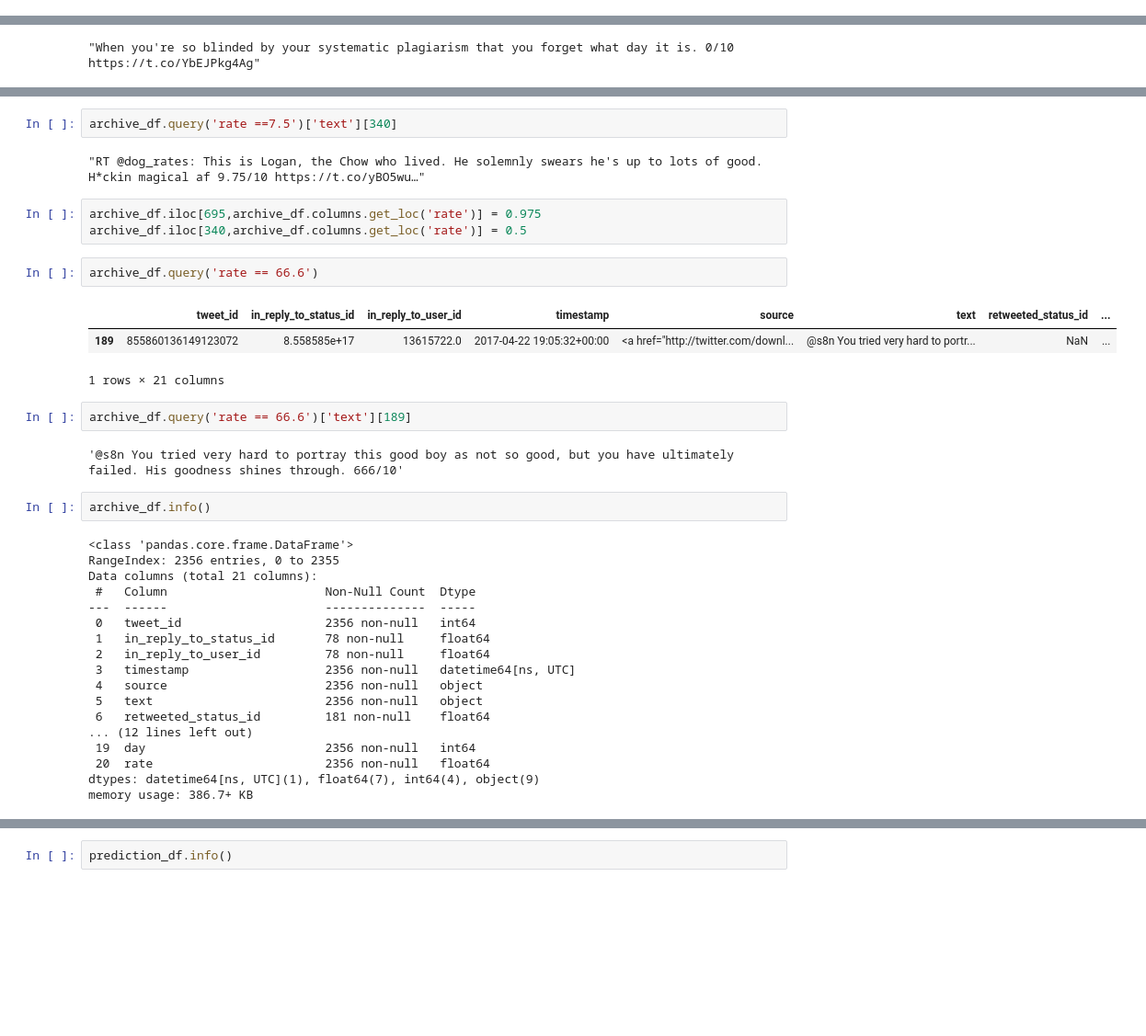
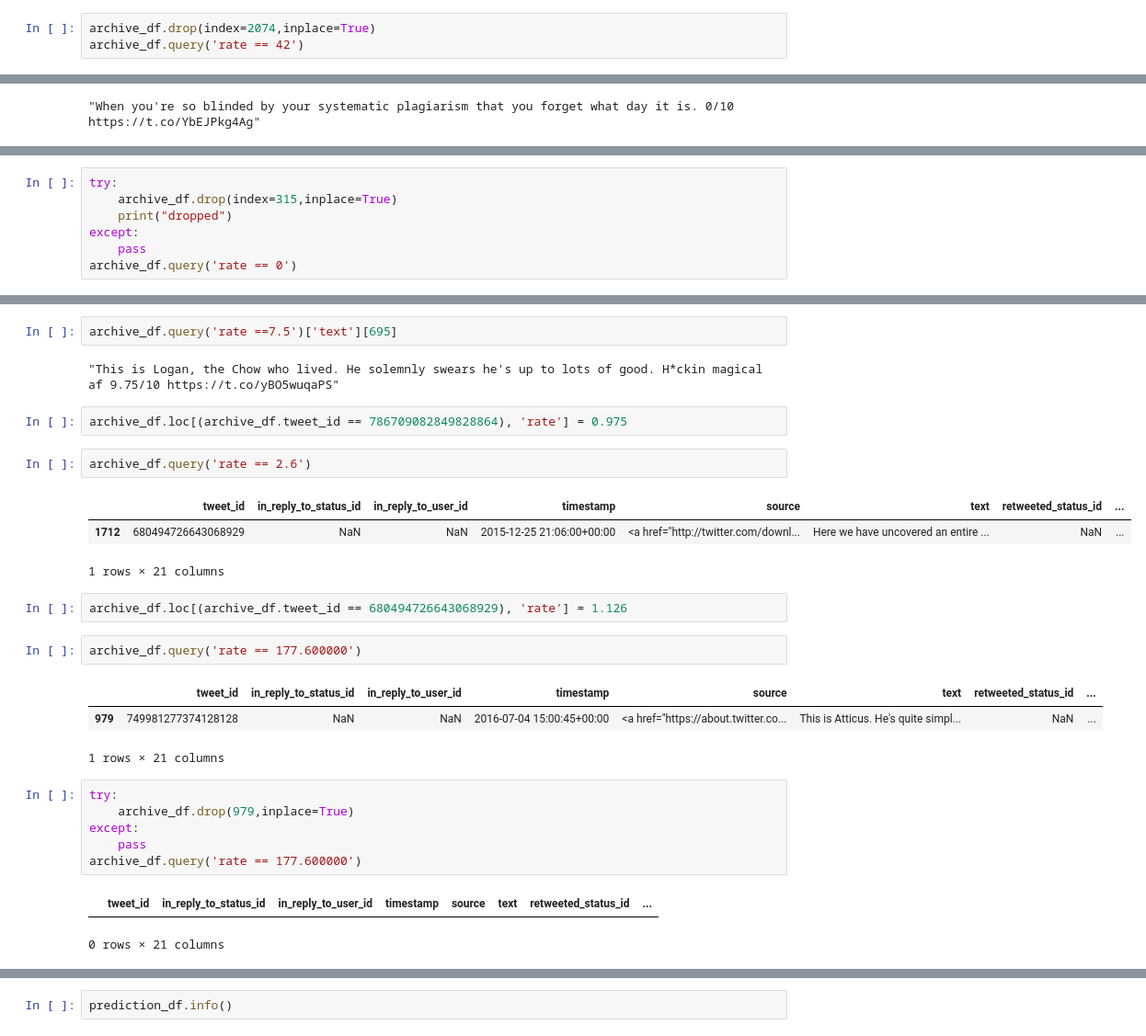
Before and after one commit to hagerElsehaimy/WeRateDogs, a Jupyter notebook: WeRateDogs.ipynb, the cells around one changed output, grey strips where cells are left out. Shown: that part at 92% size. Cells and saved outputs as stored; diff of their text form; blank space fills up the shorter version.

Commit message:
clean rates manually

```diff
--- a/WeRateDogs.ipynb
+++ b/WeRateDogs.ipynb
@@ -500,3 +551,6 @@ archive_df.query('rate ==42')['text'][188]
 archive_df.query('rate ==42')['text'][2074]
 # %% [output]
 'After so many requests... here you go.\n\nGood dogg. 420/10 https://t.co/yfAAo1gdeY'
+# %%
+archive_df.drop(index=2074,inplace=True)
+archive_df.query('rate == 42')
@@ -517,0 +570,7 @@ archive_df.query('rate ==0')['text'][1016]
+# %%
+try:
+    archive_df.drop(index=315,inplace=True)
+    print("dropped")
+except:
+    pass
+archive_df.query('rate == 0')
@@ -525,37 +587,29 @@ archive_df.query('rate ==7.5')
 # %%
-archive_df.query('rate ==7.5')['text'][340]
+archive_df.query('rate ==7.5')['text'][695]
 # %% [output]
-"RT @dog_rates: This is Logan, the Chow who lived. He solemnly swears he's up to lots of good. H*ckin magical af 9.75/10 https://t.co/yBO5wu…"
+"This is Logan, the Chow who lived. He solemnly swears he's up to lots of good. H*ckin magical af 9.75/10 https://t.co/yBO5wuqaPS"
-# %%
-archive_df.iloc[695,archive_df.columns.get_loc('rate')] = 0.975
-archive_df.iloc[340,archive_df.columns.get_loc('rate')] = 0.5
+# %%
+archive_df.loc[(archive_df.tweet_id == 786709082849828864), 'rate'] = 0.975
 # %%
-archive_df.query('rate == 66.6')
+archive_df.query('rate == 2.6')
 # %% [output]
 |  | tweet_id | in_reply_to_status_id | in_reply_to_user_id | timestamp | source | text | retweeted_status_id | ... |
-| 189 | 855860136149123072 | 8.558585e+17 | 13615722.0 | 2017-04-22 19:05:32+00:00 | <a href="http://twitter.com/downl... | @s8n You tried very hard to portr... | NaN | ... |
+| 1712 | 680494726643068929 | NaN | NaN | 2015-12-25 21:06:00+00:00 | <a href="http://twitter.com/downl... | Here we have uncovered an entire ... | NaN | ... |
 1 rows × 21 columns
+# %%
+archive_df.loc[(archive_df.tweet_id == 680494726643068929), 'rate'] = 1.126
 # %%
-archive_df.query('rate == 66.6')['text'][189]
+archive_df.query('rate == 177.600000')
 # %% [output]
+|  | tweet_id | in_reply_to_status_id | in_reply_to_user_id | timestamp | source | text | retweeted_status_id | ... |
+| 979 | 749981277374128128 | NaN | NaN | 2016-07-04 15:00:45+00:00 | <a href="https://about.twitter.co... | This is Atticus. He's quite simpl... | NaN | ... |
-'@s8n You tried very hard to portray this good boy as not so good, but you have ultimately failed. His goodness shines through. 666/10'
+1 rows × 21 columns
-# %%
-archive_df.info()
-# %% [output]
-<class 'pandas.core.frame.DataFrame'>
-RangeIndex: 2356 entries, 0 to 2355
-Data columns (total 21 columns):
- #   Column                      Non-Null Count  Dtype
----  ------                      --------------  -----
- 0   tweet_id                    2356 non-null   int64
- 1   in_reply_to_status_id       78 non-null     float64
- 2   in_reply_to_user_id         78 non-null     float64
- 3   timestamp                   2356 non-null   datetime64[ns, UTC]
- 4   source                      2356 non-null   object
- 5   text                        2356 non-null   object
- 6   retweeted_status_id         181 non-null    float64
-... (12 lines left out)
- 19  day                         2356 non-null   int64
- 20  rate                        2356 non-null   float64
-dtypes: datetime64[ns, UTC](1), float64(7), int64(4), object(9)
-memory usage: 386.7+ KB
+# %%
+try:
+    archive_df.drop(979,inplace=True)
+except:
+    pass
+archive_df.query('rate == 177.600000')
+# %% [output]
+|  | tweet_id | in_reply_to_status_id | in_reply_to_user_id | timestamp | source | text | retweeted_status_id | ... |
+0 rows × 21 columns
```
Also changed, not shown: parts of 26 cells of this notebook.
